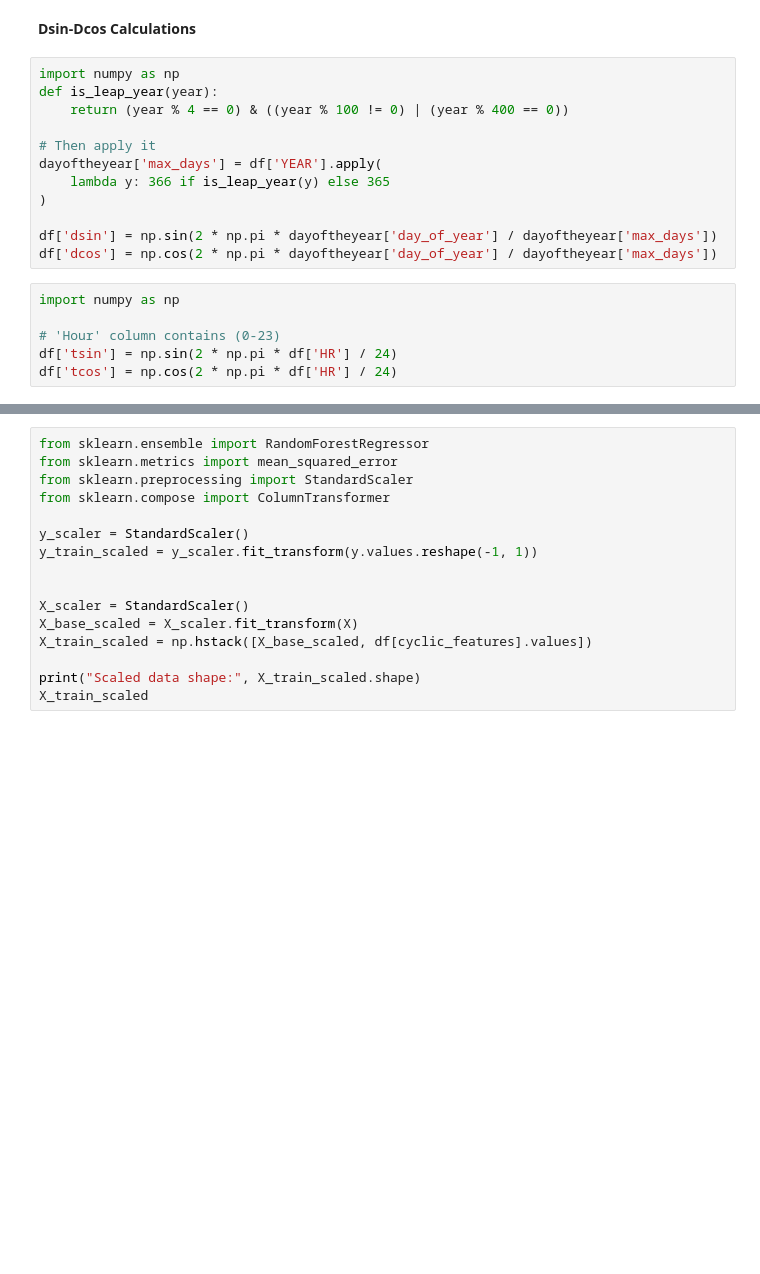
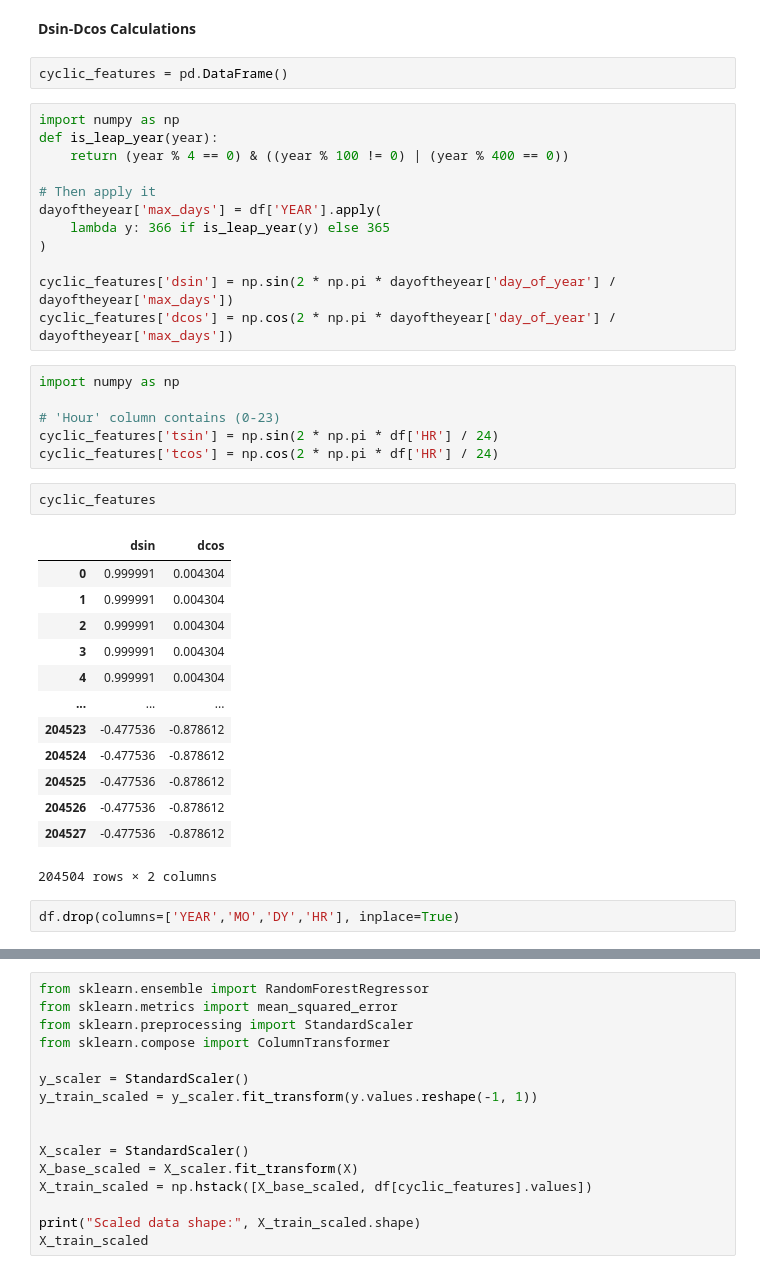
Before and after one commit to fairuznawar122/Solar-Radiation-Forecast, a Jupyter notebook: Solar_Radiation_Forecast.ipynb, the cells around one changed output, grey strips where cells are left out. Saved outputs shown, nothing was run; the diff lists cells and outputs as text; blank space fills up the shorter version.

```diff
--- a/Solar_Radiation_Forecast.ipynb
+++ b/Solar_Radiation_Forecast.ipynb
@@ -210,6 +210,8 @@ dayoftheyear
 204504 rows × 2 columns
 # %% [markdown]
 **Dsin-Dcos Calculations**
+# %%
+cyclic_features = pd.DataFrame()
 # %%
 import numpy as np
 def is_leap_year(year):
@@ -220,14 +222,32 @@ dayoftheyear['max_days'] = df['YEAR'].apply(
     lambda y: 366 if is_leap_year(y) else 365
 )
 
-df['dsin'] = np.sin(2 * np.pi * dayoftheyear['day_of_year'] / dayoftheyear['max_days'])
-df['dcos'] = np.cos(2 * np.pi * dayoftheyear['day_of_year'] / dayoftheyear['max_days'])
+cyclic_features['dsin'] = np.sin(2 * np.pi * dayoftheyear['day_of_year'] / dayoftheyear['max_days'])
+cyclic_features['dcos'] = np.cos(2 * np.pi * dayoftheyear['day_of_year'] / dayoftheyear['max_days'])
 # %%
 import numpy as np
 
 # 'Hour' column contains (0-23)
-df['tsin'] = np.sin(2 * np.pi * df['HR'] / 24)
-df['tcos'] = np.cos(2 * np.pi * df['HR'] / 24)
+cyclic_features['tsin'] = np.sin(2 * np.pi * df['HR'] / 24)
+cyclic_features['tcos'] = np.cos(2 * np.pi * df['HR'] / 24)
+# %%
+cyclic_features
+# %% [output]
+|  | dsin | dcos |
+| 0 | 0.999991 | 0.004304 |
+| 1 | 0.999991 | 0.004304 |
+| 2 | 0.999991 | 0.004304 |
+| 3 | 0.999991 | 0.004304 |
+| 4 | 0.999991 | 0.004304 |
+| ... | ... | ... |
+| 204523 | -0.477536 | -0.878612 |
+| 204524 | -0.477536 | -0.878612 |
+| 204525 | -0.477536 | -0.878612 |
+| 204526 | -0.477536 | -0.878612 |
+| 204527 | -0.477536 | -0.878612 |
+204504 rows × 2 columns
+# %%
+df.drop(columns=['YEAR','MO','DY','HR'], inplace=True)
 # %%
 df
 # %% [output]
```
Also changed, not shown: parts of 10 cells of this notebook.
